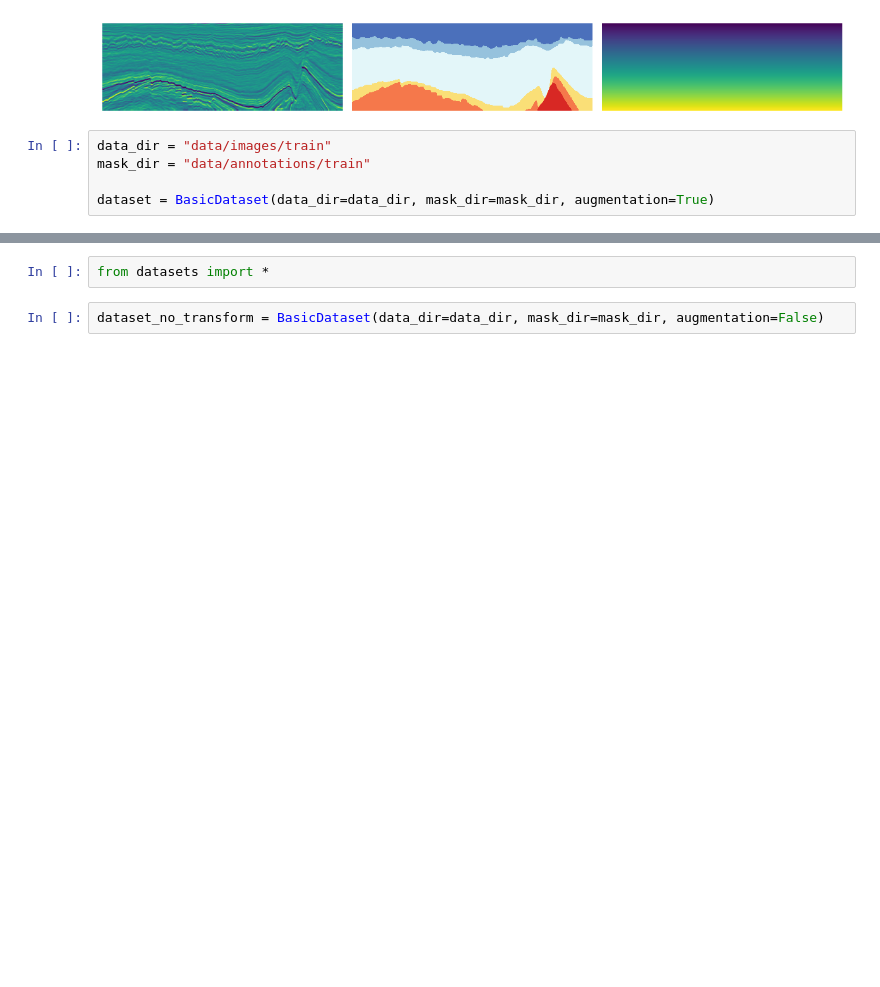
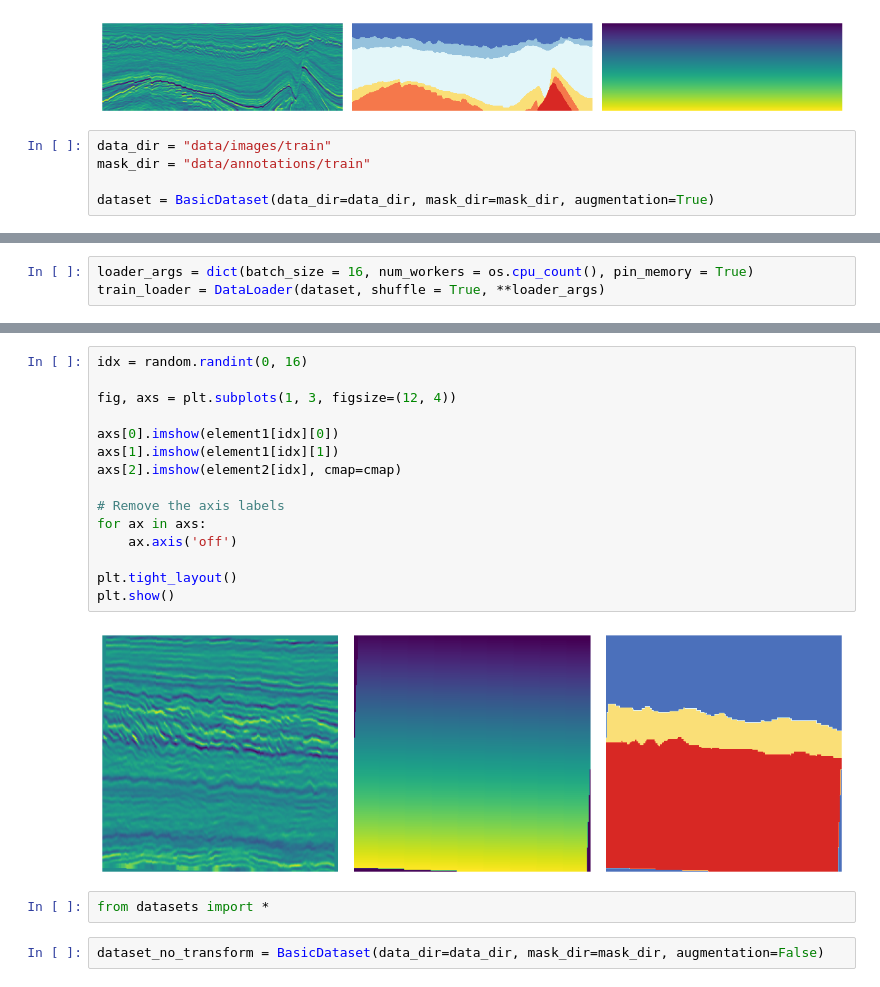
Before and after one commit to viniciuslsoares/UnetReplicate, a Jupyter notebook: data.ipynb, the cells around one changed output, grey strips where cells are left out. Cells and saved outputs as stored; diff of their text form; blank space fills up the shorter version.

```diff
--- a/data.ipynb
+++ b/data.ipynb
@@ -112,0 +122,3 @@ plt.show()
+# %%
+loader_args = dict(batch_size = 16, num_workers = os.cpu_count(), pin_memory = True)
+train_loader = DataLoader(dataset, shuffle = True, **loader_args)
@@ -113,3 +140,20 @@ plt.show()
+# %%
+idx = random.randint(0, 16)
+
+fig, axs = plt.subplots(1, 3, figsize=(12, 4))
+
+axs[0].imshow(element1[idx][0])
+axs[1].imshow(element1[idx][1])
+axs[2].imshow(element2[idx], cmap=cmap)
+
+# Remove the axis labels
+for ax in axs:
+    ax.axis('off')
+
+plt.tight_layout()
+plt.show()
+# %% [output]
+[figure, added]
 # %%
 from datasets import *
 # %%
```
Also changed, not shown: parts of 12 cells of this notebook, 11 other files.
